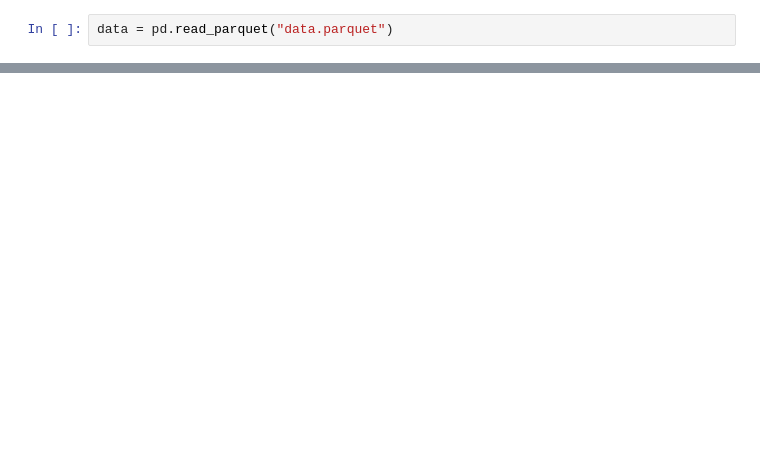
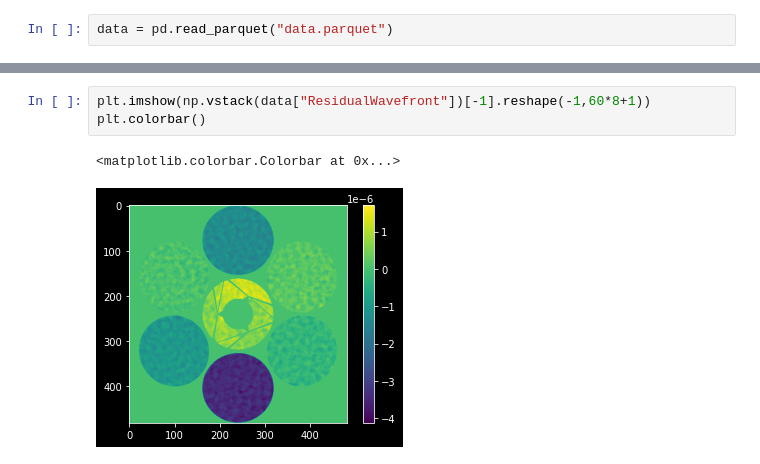
Before and after one commit to rconan/dos101, a Jupyter notebook: data.ipynb, the cells around one changed output, grey strips where cells are left out. Drawn from its saved outputs; the diff is of its cells as text; blank space fills up the shorter version.

```diff
--- a/data.ipynb
+++ b/data.ipynb
@@ -31,0 +25,6 @@ data['DetectorFrame'][199].shape
+# %%
+plt.imshow(np.vstack(data["ResidualWavefront"])[-1].reshape(-1,60*8+1))
+plt.colorbar()
+# %% [output]
+<matplotlib.colorbar.Colorbar at 0x...>
+[figure, added]
```
Also changed, not shown: parts of 9 cells of this notebook, 2 other files.
